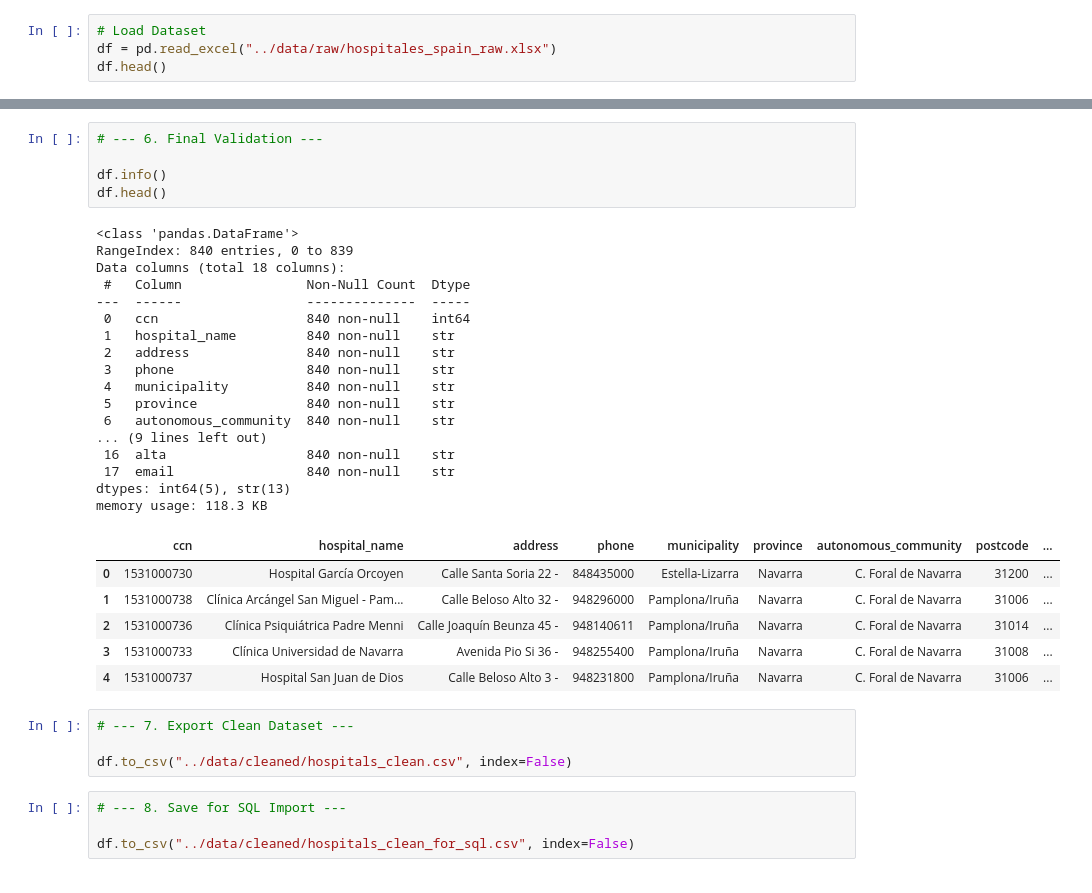
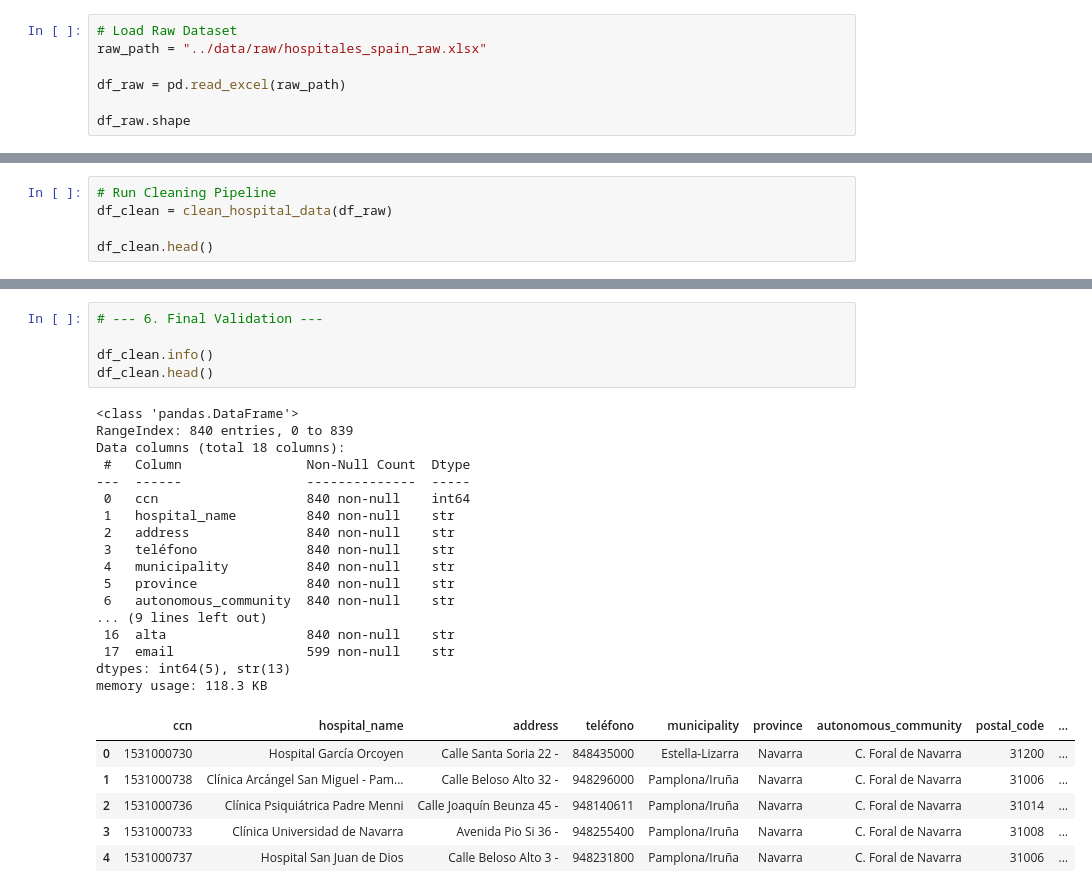
Before and after one commit to davidsaridakis/hospital-capacity-analysis, a Jupyter notebook: notebooks/analysis.ipynb, the cells around one changed output, grey strips where cells are left out. Saved outputs shown, nothing was run; the diff lists cells and outputs as text.

Commit message:
feat: validate data_cleaning script and perform analysis on dataset

```diff
--- a/notebooks/analysis.ipynb
+++ b/notebooks/analysis.ipynb
@@ -40,5 +50,8 @@ import numpy as np
 # %%
-# Load Dataset
-df = pd.read_excel("../data/raw/hospitales_spain_raw.xlsx")
-df.head()
+# Load Raw Dataset
+raw_path = "../data/raw/hospitales_spain_raw.xlsx"
+
+df_raw = pd.read_excel(raw_path)
+
+df_raw.shape
 # %% [output]
@@ -155,0 +59,5 @@ df = df.drop(columns=[
+# %%
+# Run Cleaning Pipeline
+df_clean = clean_hospital_data(df_raw)
+
+df_clean.head()
@@ -162,37 +185,29 @@ np.int64(0)
 # %%
 # --- 6. Final Validation ---
 
-df.info()
-df.head()
+df_clean.info()
+df_clean.head()
 # %% [output]
 <class 'pandas.DataFrame'>
 RangeIndex: 840 entries, 0 to 839
 Data columns (total 18 columns):
  #   Column                Non-Null Count  Dtype
 ---  ------                --------------  -----
  0   ccn                   840 non-null    int64
  1   hospital_name         840 non-null    str
  2   address               840 non-null    str
- 3   phone                 840 non-null    str
+ 3   teléfono              840 non-null    str
  4   municipality          840 non-null    str
  5   province              840 non-null    str
  6   autonomous_community  840 non-null    str
 ... (9 lines left out)
  16  alta                  840 non-null    str
- 17  email                 840 non-null    str
+ 17  email                 599 non-null    str
 dtypes: int64(5), str(13)
 memory usage: 118.3 KB
-|  | ccn | hospital_name | address | phone | municipality | province | autonomous_community | postcode | ... |
+|  | ccn | hospital_name | address | teléfono | municipality | province | autonomous_community | postal_code | ... |
 | 0 | 1531000730 | Hospital García Orcoyen | Calle Santa Soria 22 - | 848435000 | Estella-Lizarra | Navarra | C. Foral de Navarra | 31200 | ... |
 | 1 | 1531000738 | Clínica Arcángel San Miguel - Pam... | Calle Beloso Alto 32 - | 948296000 | Pamplona/Iruña | Navarra | C. Foral de Navarra | 31006 | ... |
 | 2 | 1531000736 | Clínica Psiquiátrica Padre Menni | Calle Joaquín Beunza 45 - | 948140611 | Pamplona/Iruña | Navarra | C. Foral de Navarra | 31014 | ... |
 | 3 | 1531000733 | Clínica Universidad de Navarra | Avenida Pio Si 36 - | 948255400 | Pamplona/Iruña | Navarra | C. Foral de Navarra | 31008 | ... |
 | 4 | 1531000737 | Hospital San Juan de Dios | Calle Beloso Alto 3 - | 948231800 | Pamplona/Iruña | Navarra | C. Foral de Navarra | 31006 | ... |
-# %%
-# --- 7. Export Clean Dataset ---
-
-df.to_csv("../data/cleaned/hospitals_clean.csv", index=False)
-# %%
-# --- 8. Save for SQL Import ---
-
-df.to_csv("../data/cleaned/hospitals_clean_for_sql.csv", index=False)
```
Also changed, not shown: parts of 16 cells of this notebook.
